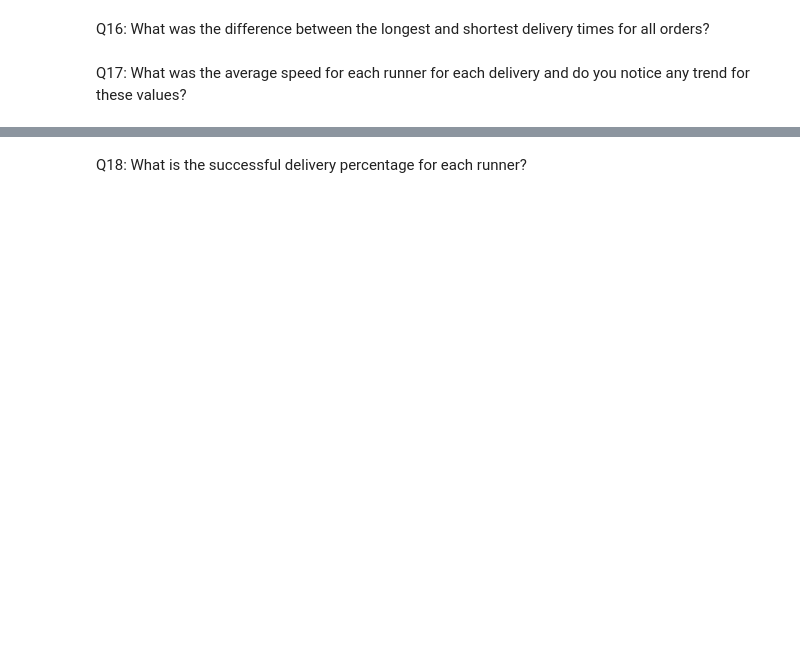
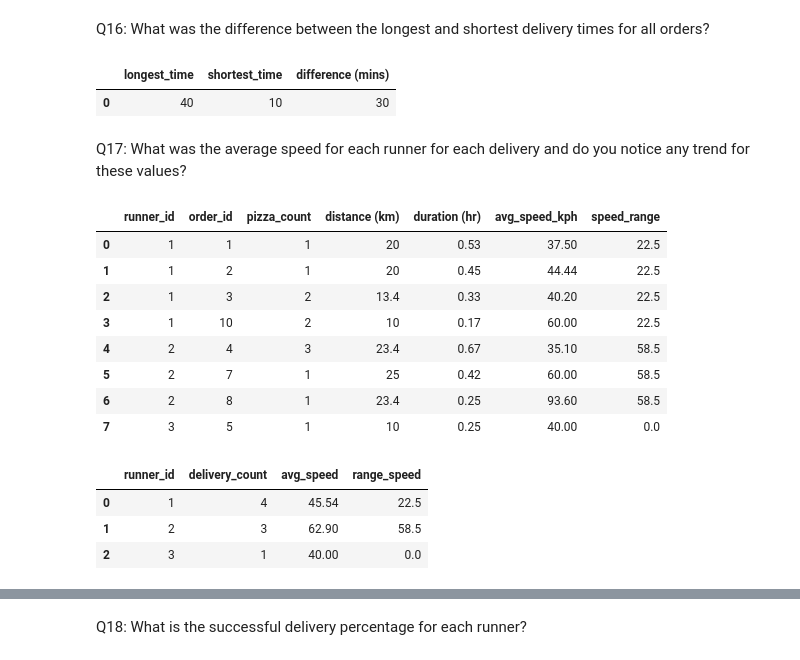
Before and after one commit to 20100215/8_Week_SQL_Challenge, a Jupyter notebook: Week 2 (Pizza Runner)/week2.ipynb, the cells around one changed output, grey strips where cells are left out. Cells and saved outputs as stored; diff of their text form; code cells hidden in the pictures; blank space fills up the shorter version.

```diff
--- a/Week 2 (Pizza Runner)/week2.ipynb
+++ b/Week 2 (Pizza Runner)/week2.ipynb
@@ -469,4 +524,66 @@ Q15: What was the average distance travelled for each customer?
 # %% [markdown]
 Q16: What was the difference between the longest and shortest delivery times for all orders?
+# %%
+query("""
+    SELECT
+        MAX(duration) AS longest_time,
+        MIN(duration) AS shortest_time,
+        MAX(duration) - MIN(duration) AS 'difference (mins)'
+    FROM
+        runner_orders_clean
+    WHERE
+        duration IS NOT NULL
+""")
+# %% [output]
+|  | longest_time | shortest_time | difference (mins) |
+| 0 | 40 | 10 | 30 |
 # %% [markdown]
 Q17: What was the average speed for each runner for each delivery and do you notice any trend for these values?
+# %%
+query("""
+    SELECT
+        ro.runner_id,
+        co.order_id,
+        COUNT(co.order_id) as pizza_count,
+        ro.distance AS 'distance (km)',
+        ROUND(ro.duration / 60.0, 2) AS 'duration (hr)',
+        ROUND(ro.distance / (ro.duration / 60.0), 2) AS avg_speed_kph
+    FROM
+        customer_orders_clean co
+        INNER JOIN runner_orders_clean ro
+            ON co.order_id = ro.order_id
+    WHERE
+        ro.duration IS NOT NULL
+    GROUP BY ro.runner_id, ro.order_id
+""")
+# %% [output]
+|  | runner_id | order_id | pizza_count | distance (km) | duration (hr) | avg_speed_kph | speed_range |
+| 0 | 1 | 1 | 1 | 20 | 0.53 | 37.50 | 22.5 |
+| 1 | 1 | 2 | 1 | 20 | 0.45 | 44.44 | 22.5 |
+| 2 | 1 | 3 | 2 | 13.4 | 0.33 | 40.20 | 22.5 |
+| 3 | 1 | 10 | 2 | 10 | 0.17 | 60.00 | 22.5 |
+| 4 | 2 | 4 | 3 | 23.4 | 0.67 | 35.10 | 58.5 |
+| 5 | 2 | 7 | 1 | 25 | 0.42 | 60.00 | 58.5 |
+| 6 | 2 | 8 | 1 | 23.4 | 0.25 | 93.60 | 58.5 |
+| 7 | 3 | 5 | 1 | 10 | 0.25 | 40.00 | 0.0 |
+# %%
+# Analysis of delivery speeds per runner
+query("""
+    SELECT
+        runner_id,
+        COUNT(*) AS delivery_count,
+        ROUND(AVG(ro.distance / (ro.duration / 60.0)), 2) AS avg_speed,
+        ROUND(MAX(ro.distance / (ro.duration / 60.0) ) - MIN(ro.distance / (ro.duration / 60.0)) , 2)
+            AS range_speed
+    FROM
+        runner_orders_clean ro
+    WHERE
+        ro.distance IS NOT NULL
+    GROUP BY
+        runner_id
+""")
+# %% [output]
+|  | runner_id | delivery_count | avg_speed | range_speed |
+| 0 | 1 | 4 | 45.54 | 22.5 |
+| 1 | 2 | 3 | 62.90 | 58.5 |
+| 2 | 3 | 1 | 40.00 | 0.0 |
```
Also changed, not shown: parts of 5 cells of this notebook.
